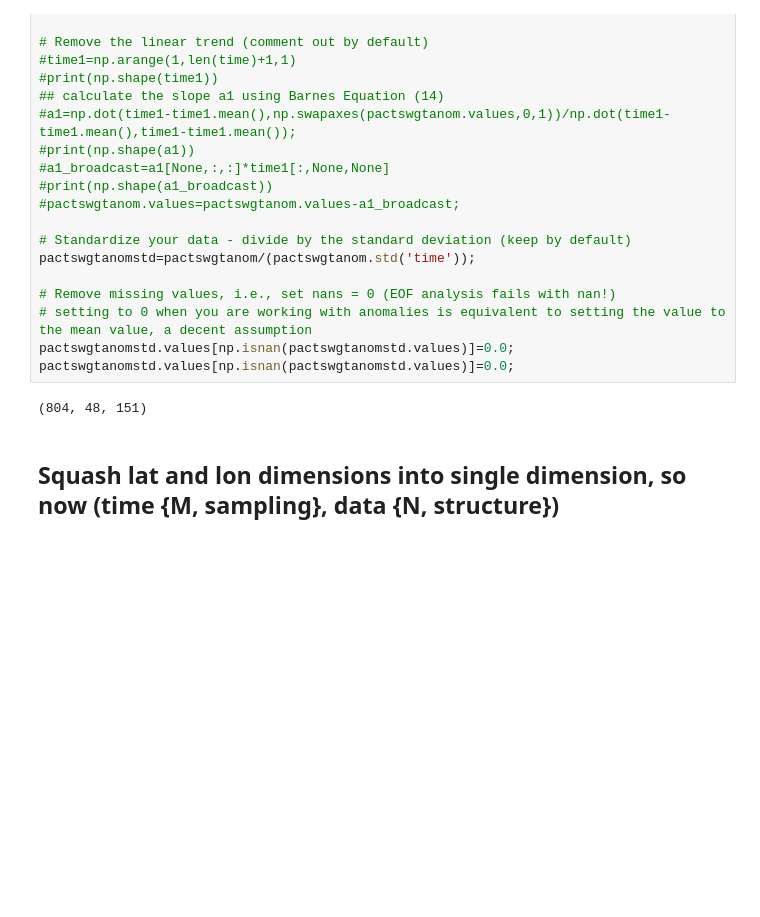
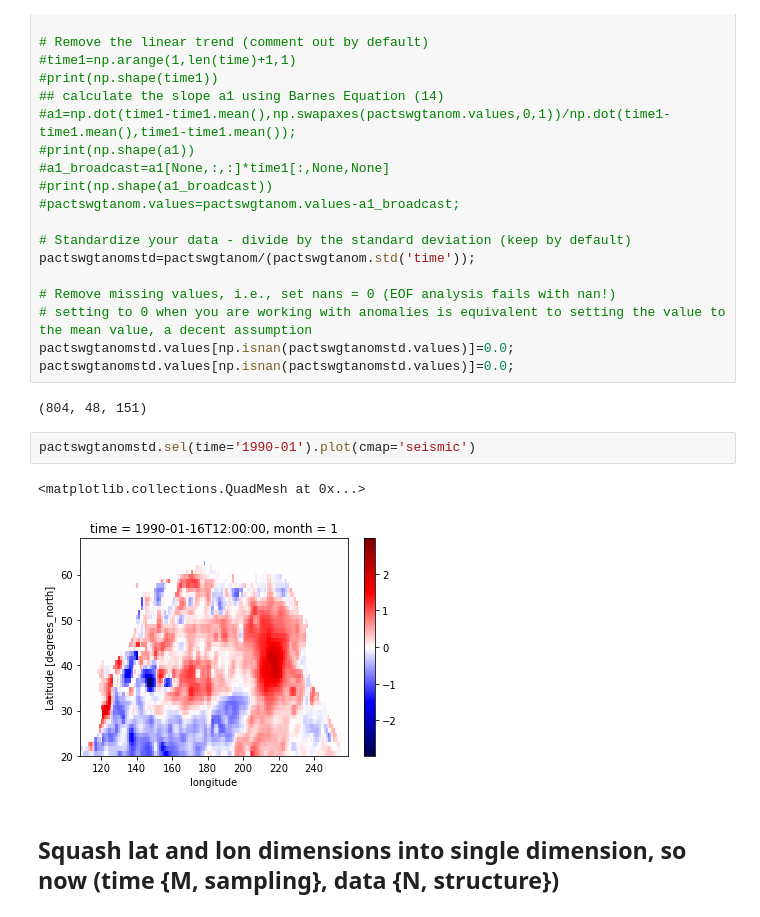
Before and after one commit to chrisrwp/ATOC_7500_Data_Analysis, a Jupyter notebook: Lab_3/ATOC7500_applicationlab3_eof(1)_analysis_cosineweighting_cartopy-Copy1.ipynb, the cells around one changed output. Cells and saved outputs as stored; diff of their text form; blank space fills up the shorter version.

```diff
--- a/Lab_3/ATOC7500_applicationlab3_eof(1)_analysis_cosineweighting_cartopy-Copy1.ipynb
+++ b/Lab_3/ATOC7500_applicationlab3_eof(1)_analysis_cosineweighting_cartopy-Copy1.ipynb
@@ -162,6 +160,11 @@ pactswgtanomstd.values[np.isnan(pactswgtanomstd.values)]=0.0;
 pactswgtanomstd.values[np.isnan(pactswgtanomstd.values)]=0.0;
 # %% [output]
 (804, 48, 151)
+# %%
+pactswgtanomstd.sel(time='1990-01').plot(cmap='seismic')
+# %% [output]
+<matplotlib.collections.QuadMesh at 0x...>
+[figure, added]
 # %% [markdown]
 ## Squash lat and lon dimensions into single dimension, so now (time {M, sampling}, data {N, structure})
 # %%
```
Also changed, not shown: parts of 3 cells of this notebook, 4 other files.
